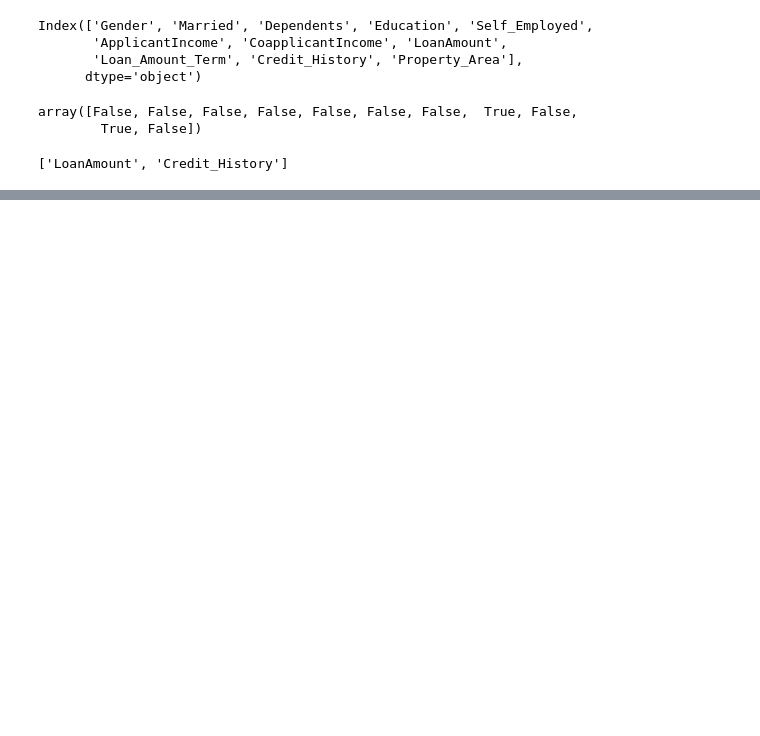
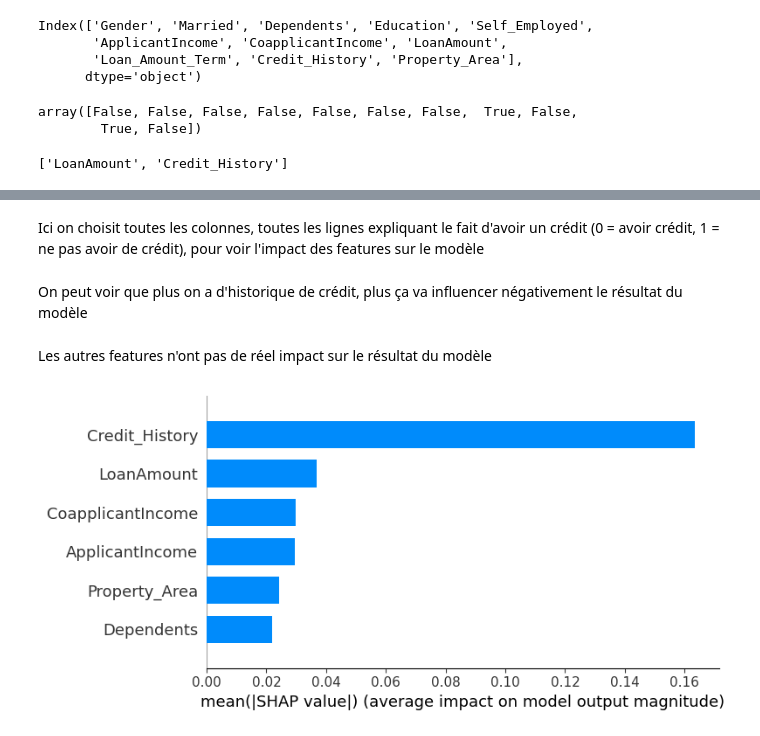
Before and after one commit to Angel0503/DataViz, a Jupyter notebook: TD/ApprentissageSupervise/TD2.ipynb, the cells around one changed output, grey strips where cells are left out. Drawn from its saved outputs; the diff is of its cells as text; code cells hidden in the pictures; blank space fills up the shorter version.

```diff
--- a/TD/ApprentissageSupervise/TD2.ipynb
+++ b/TD/ApprentissageSupervise/TD2.ipynb
@@ -446,0 +510,10 @@ array([[ 0.18492069,  0.45080053],
+# %% [markdown]
+Ici on choisit toutes les colonnes, toutes les lignes expliquant le fait d'avoir un crédit (0 = avoir crédit, 1 = ne pas avoir de crédit), pour voir l'impact des features sur le modèle
+# %% [markdown]
+On peut voir que plus on a d'historique de crédit, plus ça va influencer négativement le résultat du modèle
+# %% [markdown]
+Les autres features n'ont pas de réel impact sur le résultat du modèle
+# %%
+shap.summary_plot(shap_values[:,:,0], X_test, feature_names=X.columns, plot_type='bar')
+# %% [output]
+[figure, added]
```
Also changed, not shown: parts of 79 cells of this notebook, 3 other files.
